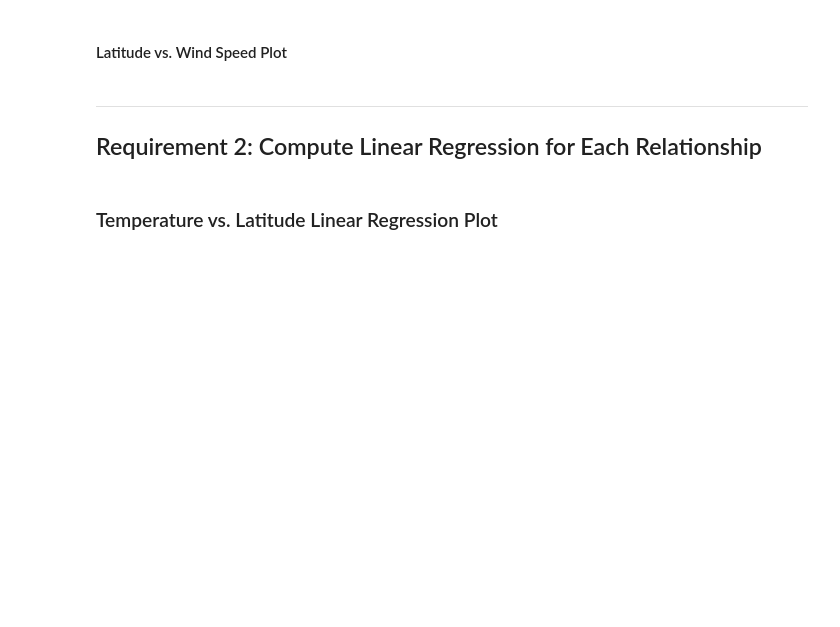
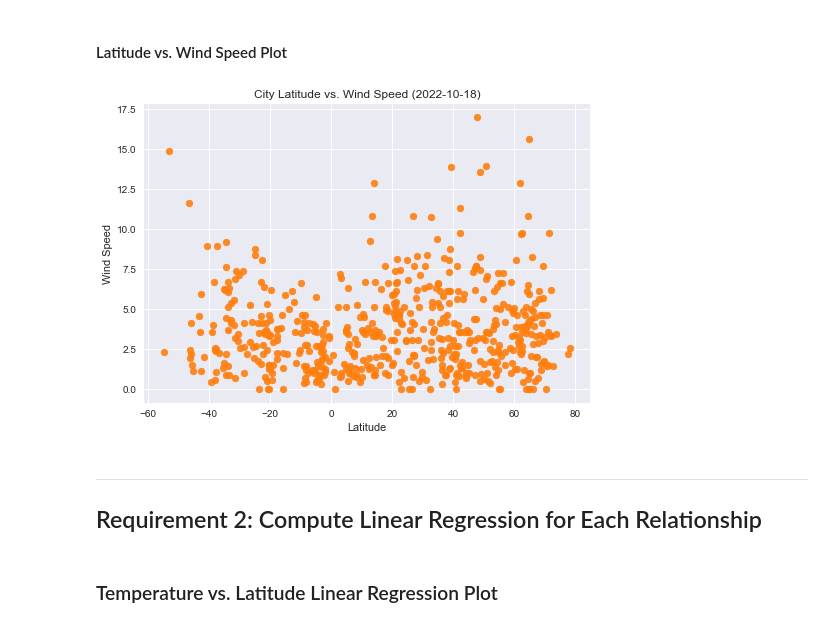
Before and after one commit to Ahmedabdullahi1/API_Challenge, a Jupyter notebook: Starter_Code/starter_code/WeatherPy.ipynb, the cells around one changed output. Saved outputs shown, nothing was run; the diff lists cells and outputs as text; code cells hidden in the pictures; blank space fills up the shorter version.

```diff
--- a/Starter_Code/starter_code/WeatherPy.ipynb
+++ b/Starter_Code/starter_code/WeatherPy.ipynb
@@ -262,15 +310,27 @@ plt.show()
 # %%
 # Build the scatter plots for latitude vs. wind speed
 # YOUR CODE HERE
+plt.scatter(city_data_df["Lat"],
+            city_data_df["Wind Speed"],
+            marker="o",
+            c='tab:orange',
+            alpha=0.9)
 
 # Incorporate the other graph properties
 # YOUR CODE HERE
 
+plt.xlabel("Latitude")
+plt.ylabel("Wind Speed")
+plt.title("City Latitude vs. Wind Speed (2022-10-18)")
+plt.grid(True)
 # Save the figure
-plt.savefig("output_data/Fig4.png")
+
+plt.savefig("../output_data/Fig4.png")
 
 # Show plot
 plt.show()
+# %% [output]
+[figure, added]
 # %% [markdown]
 ---
 
```
Also changed, not shown: parts of 5 cells of this notebook, 6 other files.
